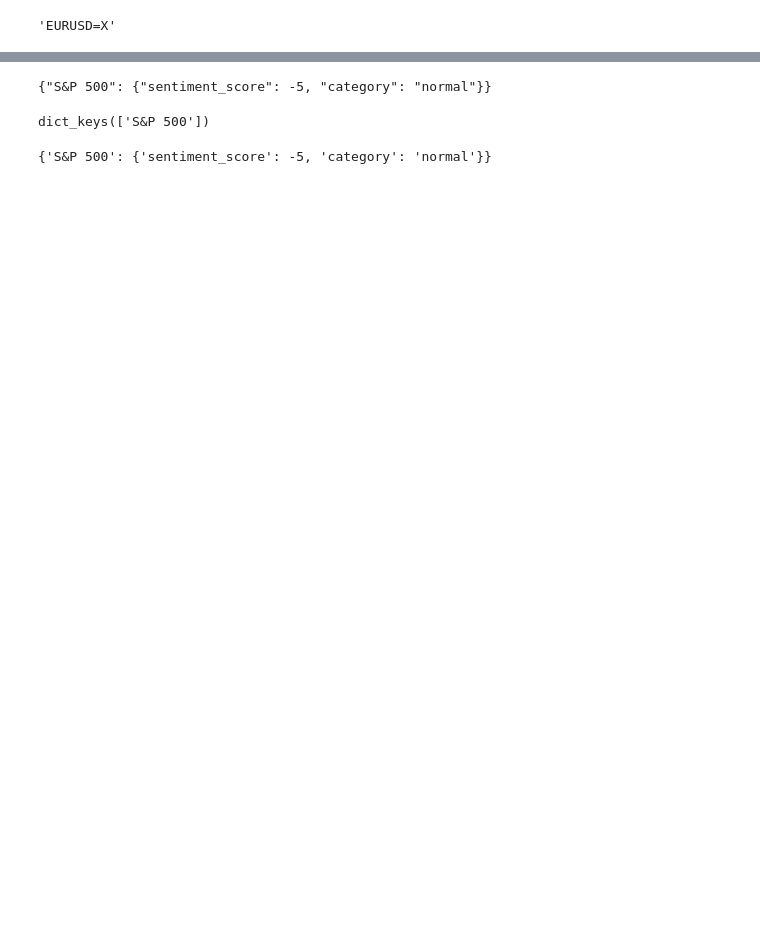
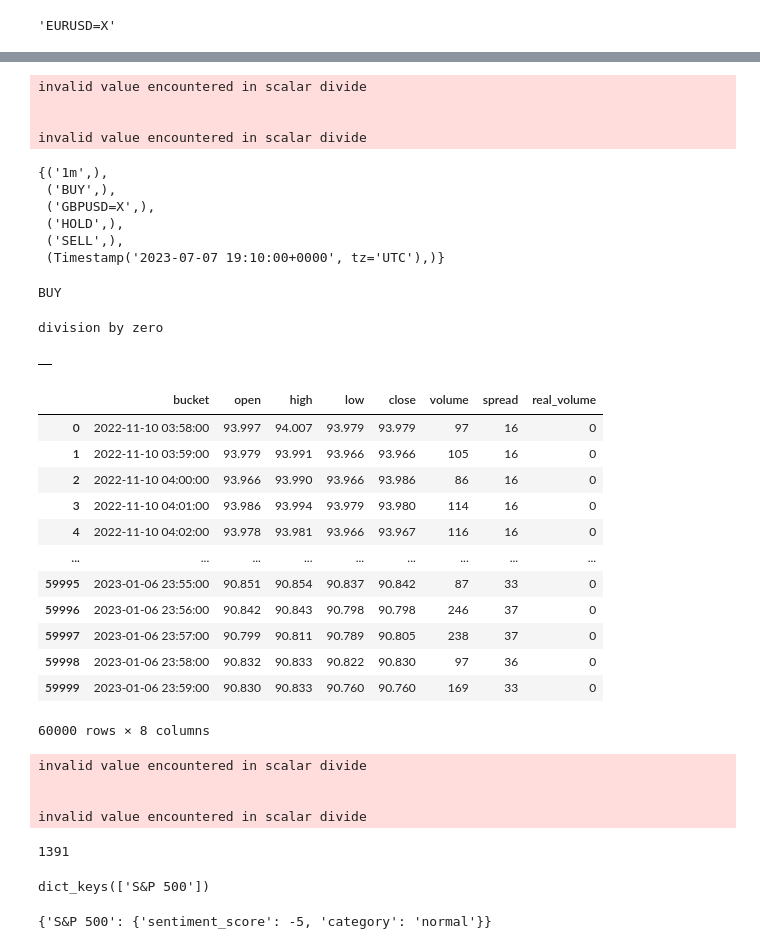
Before and after one commit to anvasquezre/trading_bot_python_ai, a Jupyter notebook: EDA.ipynb, the cells around one changed output, grey strips where cells are left out. Drawn from its saved outputs; the diff is of its cells as text; code cells hidden in the pictures; blank space fills up the shorter version.

```diff
--- a/EDA.ipynb
+++ b/EDA.ipynb
@@ -197,0 +981,38 @@ ORDER BY bucket;""", con = engine)
+# %%
+currencies = ["GBPUSD=X"]
+
+for currency in currencies:
+    interval = "1m"
+    stock_id = currency
+    query = f"SELECT * FROM quotes_{interval} WHERE stock_id = '{stock_id}' ORDER BY bucket DESC"
+    df = pd.read_sql_query(query,con=engine)
+    df = get_candles(stock_id=currency, interval="1m")
+    df.sort_values(by=['bucket'], inplace=True, ascending=True)
+    df = add_tradingview_metrics(df)
+
+cols_to_drop = ['open', 'high', 'low', 'close', 'volume']
+tail = df.tail(1)
+tail = check_all_signals(tail)
+tail.drop(cols_to_drop, axis=1, inplace=True)
+tail["stock_id"] = currency
+tail["interval"] = interval
+# %% [output]
+invalid value encountered in scalar divide
+
+
+invalid value encountered in scalar divide
+# %%
+index_set = set(tail.T.iloc[:,:].value_counts().index)
+index_set
+# %% [output]
+{('1m',),
+ ('BUY',),
+ ('GBPUSD=X',),
+ ('HOLD',),
+ ('SELL',),
+ (Timestamp('2023-07-07 19:10:00+0000', tz='UTC'),)}
+# %%
+if ('BUY',) in index_set:
+    print("BUY")
+# %% [output]
+BUY
@@ -197,0 +1096,31 @@ ORDER BY bucket;""", con = engine)
+# %%
+check_scores(tail)
+# %% [output]
+division by zero
+|  |
+# %%
+data = pd.read_csv("data/AUDJPY_1m.csv")
+data.rename(columns={"time":"bucket", "tick_volume":"volume"}, inplace=True)
+# %%
+data
+# %% [output]
+|  | bucket | open | high | low | close | volume | spread | real_volume |
+| 0 | 2022-11-10 03:58:00 | 93.997 | 94.007 | 93.979 | 93.979 | 97 | 16 | 0 |
+| 1 | 2022-11-10 03:59:00 | 93.979 | 93.991 | 93.966 | 93.966 | 105 | 16 | 0 |
+| 2 | 2022-11-10 04:00:00 | 93.966 | 93.990 | 93.966 | 93.986 | 86 | 16 | 0 |
+| 3 | 2022-11-10 04:01:00 | 93.986 | 93.994 | 93.979 | 93.980 | 114 | 16 | 0 |
+| 4 | 2022-11-10 04:02:00 | 93.978 | 93.981 | 93.966 | 93.967 | 116 | 16 | 0 |
+| ... | ... | ... | ... | ... | ... | ... | ... | ... |
+| 59995 | 2023-01-06 23:55:00 | 90.851 | 90.854 | 90.837 | 90.842 | 87 | 33 | 0 |
+| 59996 | 2023-01-06 23:56:00 | 90.842 | 90.843 | 90.798 | 90.798 | 246 | 37 | 0 |
+| 59997 | 2023-01-06 23:57:00 | 90.799 | 90.811 | 90.789 | 90.805 | 238 | 37 | 0 |
+| 59998 | 2023-01-06 23:58:00 | 90.832 | 90.833 | 90.822 | 90.830 | 97 | 36 | 0 |
+| 59999 | 2023-01-06 23:59:00 | 90.830 | 90.833 | 90.760 | 90.760 | 169 | 33 | 0 |
+60000 rows × 8 columns
+# %%
+data = add_tradingview_metrics(data)
+# %% [output]
+invalid value encountered in scalar divide
+
+
+invalid value encountered in scalar divide
@@ -325,8 +1246,9 @@ The bear market for the S&P 500 isn’t over, and new lows may lie ahead, she sa
 """
 # %%
 response = analyze_sentiment(article)
+response
 # %% [output]
-{"S&P 500": {"sentiment_score": -5, "category": "normal"}}
+1391
 # %%
 import json
 response_dict = json.loads(response.choices[0].message.content.replace('\n',' ').strip())
```
Also changed, not shown: parts of 47 cells of this notebook, 18 other files.
